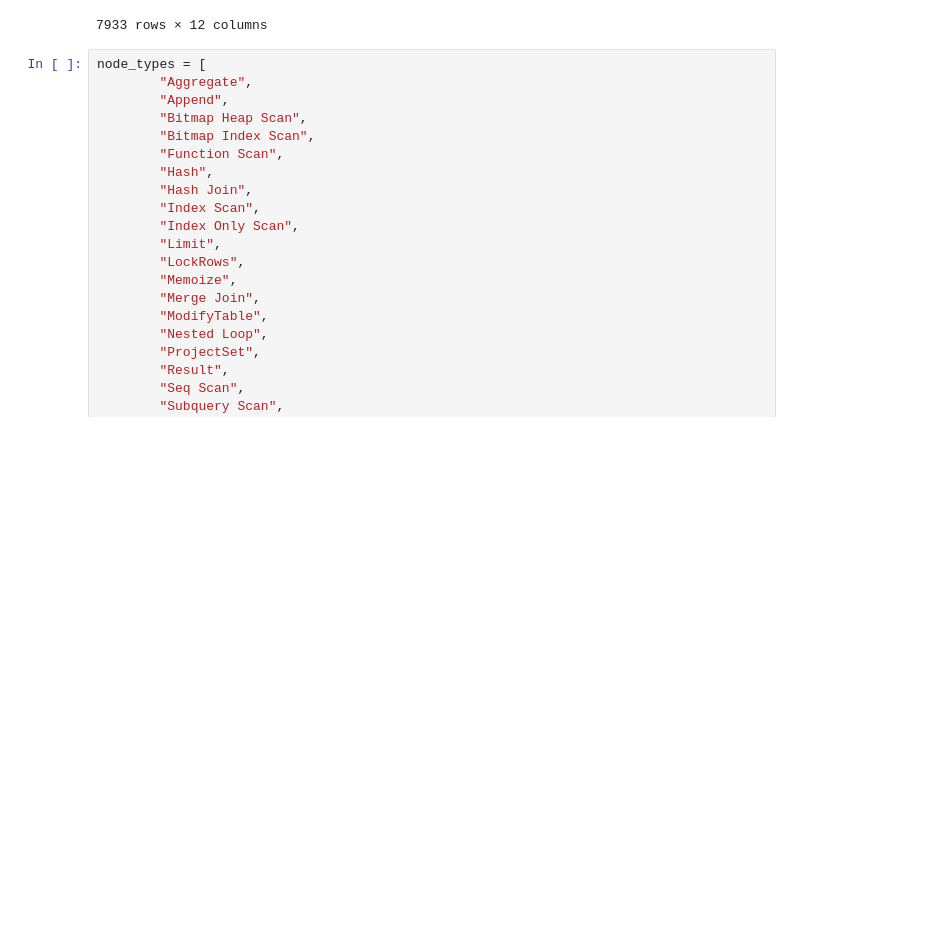
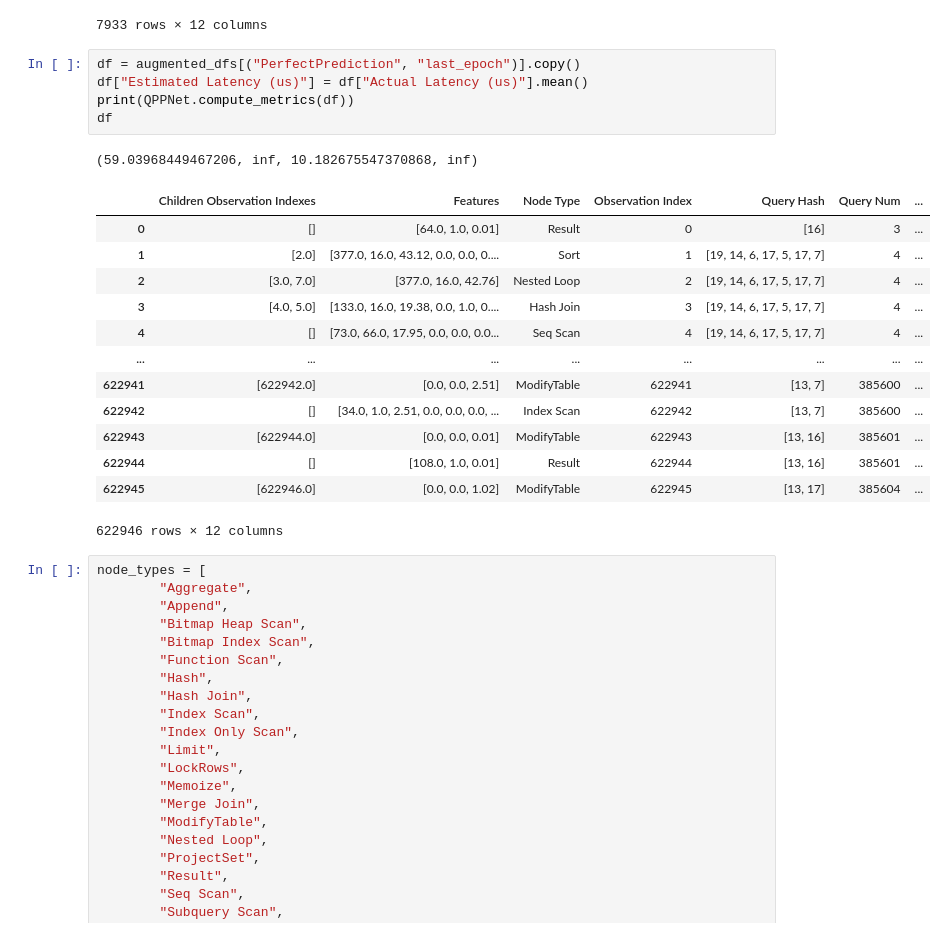
Before and after one commit to lmwnshn/dbgym-old, a Jupyter notebook: Untitled.ipynb, the cells around one changed output. Drawn from its saved outputs; the diff is of its cells as text; blank space fills up the shorter version.

```diff
--- a/Untitled.ipynb
+++ b/Untitled.ipynb
@@ -217,6 +217,26 @@ df[df["Estimated Latency (us)"].isna()]
 | 622928 | [622929.0] | [0.0, 0.0, 2.52] | ModifyTable | 622928 | [13, 7] | 385549 | ... |
 | 622937 | [] | [32.0, 1.0, 2.52, 0.0, 0.0, 0.0, ... | Index Scan | 622937 | [13, 7] | 385553 | ... |
 7933 rows × 12 columns
+# %%
+df = augmented_dfs[("PerfectPrediction", "last_epoch")].copy()
+df["Estimated Latency (us)"] = df["Actual Latency (us)"].mean()
+print(QPPNet.compute_metrics(df))
+df
+# %% [output]
+(59.03968449467206, inf, 10.182675547370868, inf)
+|  | Children Observation Indexes | Features | Node Type | Observation Index | Query Hash | Query Num | ... |
+| 0 | [] | [64.0, 1.0, 0.01] | Result | 0 | [16] | 3 | ... |
+| 1 | [2.0] | [377.0, 16.0, 43.12, 0.0, 0.0, 0.... | Sort | 1 | [19, 14, 6, 17, 5, 17, 7] | 4 | ... |
+| 2 | [3.0, 7.0] | [377.0, 16.0, 42.76] | Nested Loop | 2 | [19, 14, 6, 17, 5, 17, 7] | 4 | ... |
+| 3 | [4.0, 5.0] | [133.0, 16.0, 19.38, 0.0, 1.0, 0.... | Hash Join | 3 | [19, 14, 6, 17, 5, 17, 7] | 4 | ... |
+| 4 | [] | [73.0, 66.0, 17.95, 0.0, 0.0, 0.0... | Seq Scan | 4 | [19, 14, 6, 17, 5, 17, 7] | 4 | ... |
+| ... | ... | ... | ... | ... | ... | ... | ... |
+| 622941 | [622942.0] | [0.0, 0.0, 2.51] | ModifyTable | 622941 | [13, 7] | 385600 | ... |
+| 622942 | [] | [34.0, 1.0, 2.51, 0.0, 0.0, 0.0, ... | Index Scan | 622942 | [13, 7] | 385600 | ... |
+| 622943 | [622944.0] | [0.0, 0.0, 0.01] | ModifyTable | 622943 | [13, 16] | 385601 | ... |
+| 622944 | [] | [108.0, 1.0, 0.01] | Result | 622944 | [13, 16] | 385601 | ... |
+| 622945 | [622946.0] | [0.0, 0.0, 1.02] | ModifyTable | 622945 | [13, 17] | 385604 | ... |
+622946 rows × 12 columns
 # %%
 node_types = [
         "Aggregate",
```
Also changed, not shown: 1 other file.
